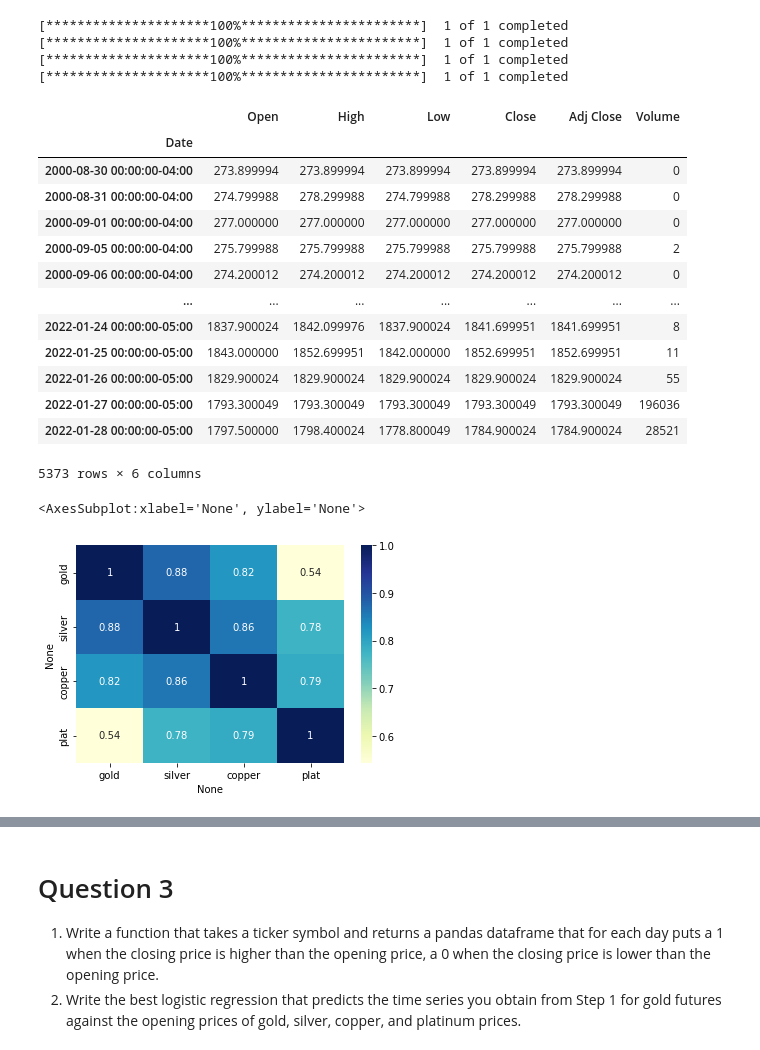
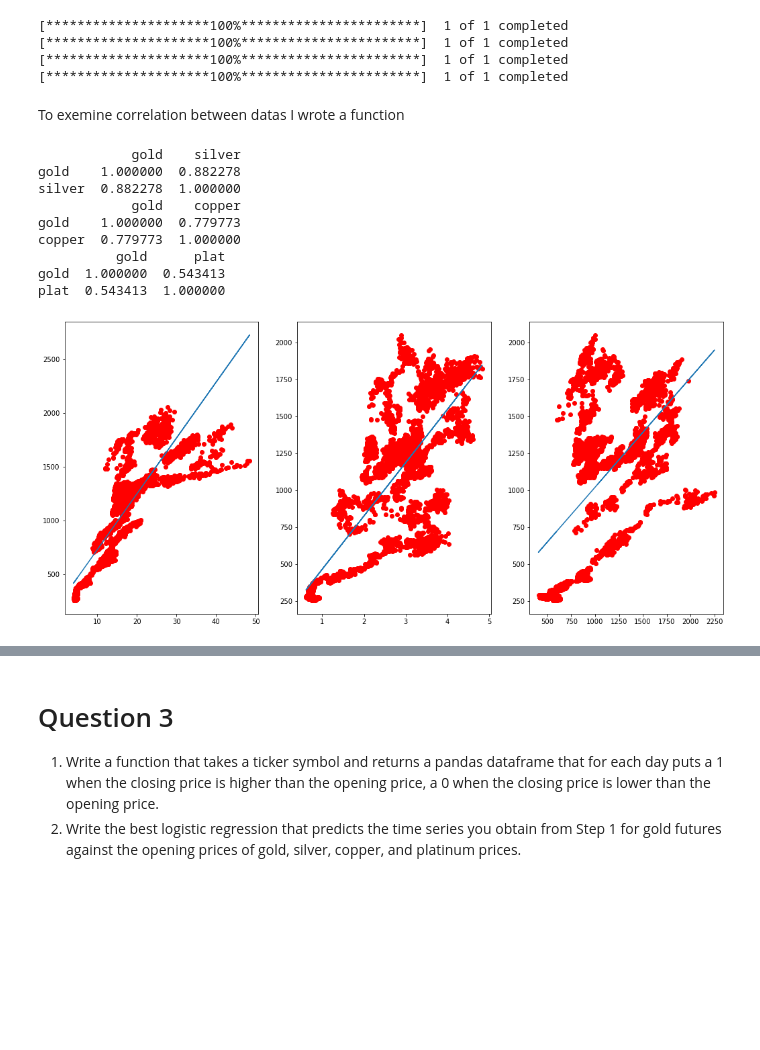
Before and after one commit to emirsglm/MAT388E-Data-Science-HW, a Jupyter notebook: HW2.ipynb, the cells around one changed output, grey strips where cells are left out. Saved outputs shown, nothing was run; the diff lists cells and outputs as text; code cells hidden in the pictures; blank space fills up the shorter version.

```diff
--- a/HW2.ipynb
+++ b/HW2.ipynb
@@ -76,15 +72,3 @@ I wanted to make index values integers so i wrote a for loop
-# %%
-features = [labor,poverty,health,gdp,litrate]
-names = ["labor","poverty","health","gdp","litrate"]
-
-for j in features:
-    res = i
-    arr=[]
-    for i in res['time']:
-        arr.append(int(i[2:]))
-
-    res["time"] = arr
-    res
 # %% [markdown]
 I made a correlation map to see which features are more correlated with mortality data
 # %%
@@ -97,21 +115,13 @@ sns.heatmap(data.corr(), cmap="YlGnBu", annot=True)
 # %%
-features = [labor,litrate,gdp]
-names = ["labor","litrate","gdp"]
+features = [litrate,poverty]
+names = ["litrate","poverty"]
 
 
 data = data_prep(mortality,"mortality",features,names)
 model = mls_model(data,"mortality",names)
 
-y = data[["mortality"]]
-x = data[["poverty"]]
-
-a,b = model.params
-
 
 print(model.summary())
 
 sm.stats.anova_lm(model)
-
-plt.scatter(x,y,c='red')
-plt.plot(x,a + b*x)
 # %% [output]
@@ -174,23 +204,6 @@ plat =yf.download("PL=F",  start = "2000-01-01" , end = "2022-01-31")
 [*********************100%***********************]  1 of 1 completed
 [*********************100%***********************]  1 of 1 completed
 [*********************100%***********************]  1 of 1 completed
-# %%
-gold
-# %% [output]
-|  | Open | High | Low | Close | Adj Close | Volume |
-| Date |  |  |  |  |  |  |
-| 2000-08-30 00:00:00-04:00 | 273.899994 | 273.899994 | 273.899994 | 273.899994 | 273.899994 | 0 |
-| 2000-08-31 00:00:00-04:00 | 274.799988 | 278.299988 | 274.799988 | 278.299988 | 278.299988 | 0 |
-| 2000-09-01 00:00:00-04:00 | 277.000000 | 277.000000 | 277.000000 | 277.000000 | 277.000000 | 0 |
-| 2000-09-05 00:00:00-04:00 | 275.799988 | 275.799988 | 275.799988 | 275.799988 | 275.799988 | 2 |
-| 2000-09-06 00:00:00-04:00 | 274.200012 | 274.200012 | 274.200012 | 274.200012 | 274.200012 | 0 |
-| ... | ... | ... | ... | ... | ... | ... |
-| 2022-01-24 00:00:00-05:00 | 1837.900024 | 1842.099976 | 1837.900024 | 1841.699951 | 1841.699951 | 8 |
-| 2022-01-25 00:00:00-05:00 | 1843.000000 | 1852.699951 | 1842.000000 | 1852.699951 | 1852.699951 | 11 |
-| 2022-01-26 00:00:00-05:00 | 1829.900024 | 1829.900024 | 1829.900024 | 1829.900024 | 1829.900024 | 55 |
-| 2022-01-27 00:00:00-05:00 | 1793.300049 | 1793.300049 | 1793.300049 | 1793.300049 | 1793.300049 | 196036 |
-| 2022-01-28 00:00:00-05:00 | 1797.500000 | 1798.400024 | 1778.800049 | 1784.900024 | 1784.900024 | 28521 |
-5373 rows × 6 columns
 # %%
 def extract2(df,name,col):
     tmp = df[[str(col)]]
@@ -215,14 +228,39 @@ def mls_model2(res,name,names):
     model = ols(name+' ~ '+string, data=res).fit()
 
     return model
+# %% [markdown]
+To exemine correlation between datas I wrote a function
+# %%
+def examine(main,name,f,n):
+    plt.subplots(figsize=(30, 8))
+
+    for i in range(len(f)):
+        plt.subplot(1,5,i+1)
+        df = data_prep2(main,name,[f[i]],[n[i]])
+        x = df.iloc[:,1:]
+        y = df.iloc[:,:1]
+
+        model = mls_model2(df,name,[n[i]])
+        a,b = model.params
+        plt.scatter(x,y,c='red')
+        plt.plot(x,a + b*x)
+
+        print(df.corr())
 # %%
 f = [silver,copper,plat]
 n = ["silver","copper","plat"]
 
-data = data_prep2(gold,"gold",f,n)
-sns.heatmap(data.corr(), cmap="YlGnBu", annot=True)
+examine(gold,"gold",f,n)
 # %% [output]
-<AxesSubplot:xlabel='None', ylabel='None'>
+            gold    silver
+gold    1.000000  0.882278
+silver  0.882278  1.000000
+            gold    copper
+gold    1.000000  0.779773
+copper  0.779773  1.000000
+          gold      plat
+gold  1.000000  0.543413
+plat  0.543413  1.000000
-[figure, old version]
+[figure, new version]
 # %%
 f = [silver,copper]
```
Also changed, not shown: parts of 30 cells of this notebook.
